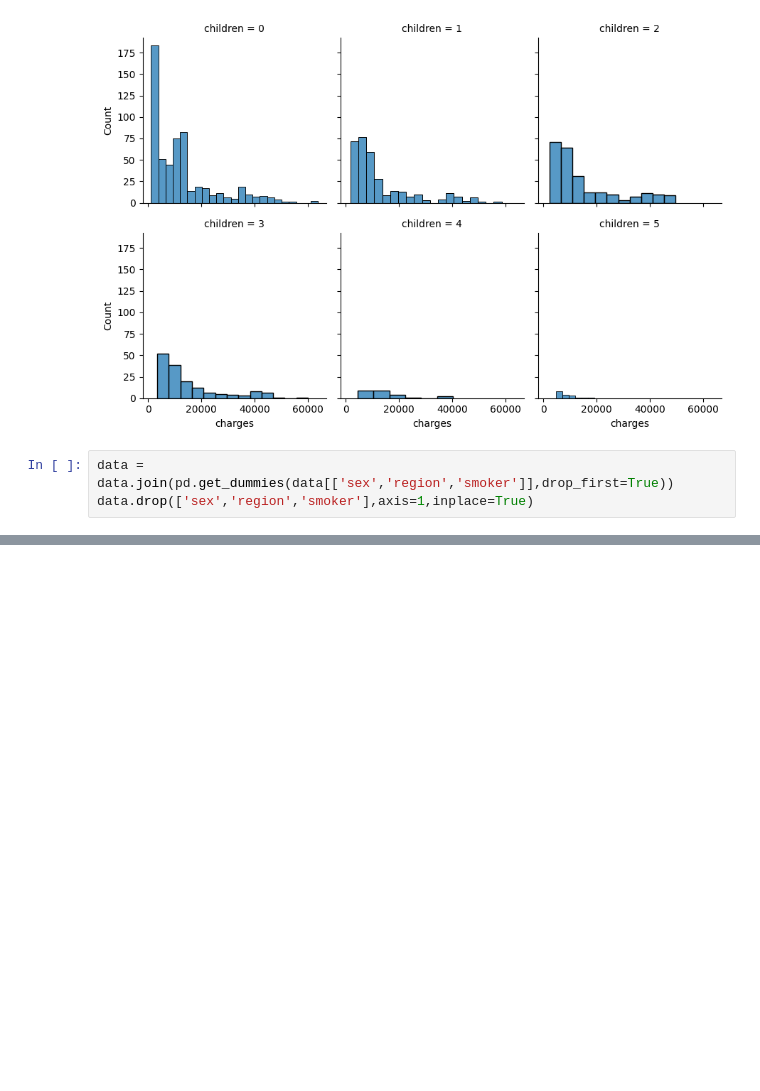
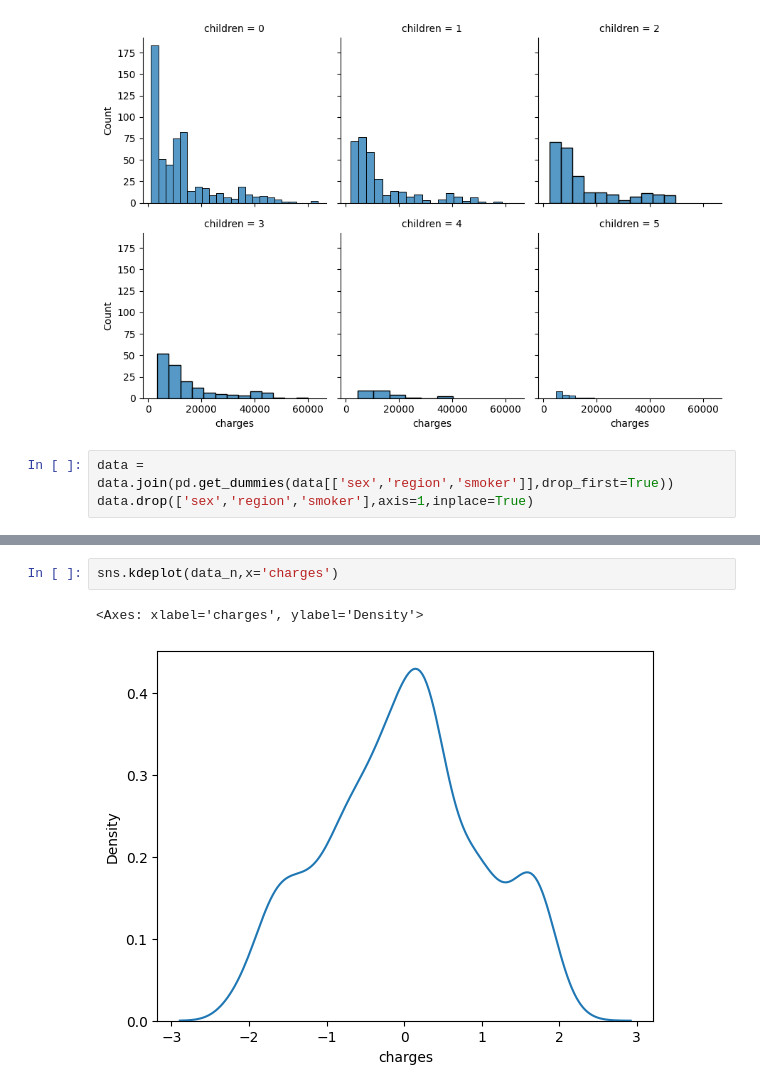
Before and after one commit to haverstein/Personal-Medical-Cost-Prediction, a Jupyter notebook: script.ipynb, the cells around one changed output, grey strips where cells are left out. Cells and saved outputs as stored; diff of their text form; blank space fills up the shorter version.

```diff
--- a/script.ipynb
+++ b/script.ipynb
@@ -135,0 +196,5 @@ sns.heatmap(data.corr(),annot=True)
+# %%
+sns.kdeplot(data_n,x='charges')
+# %% [output]
+<Axes: xlabel='charges', ylabel='Density'>
+[figure, added]
```
Also changed, not shown: parts of 25 cells of this notebook.
